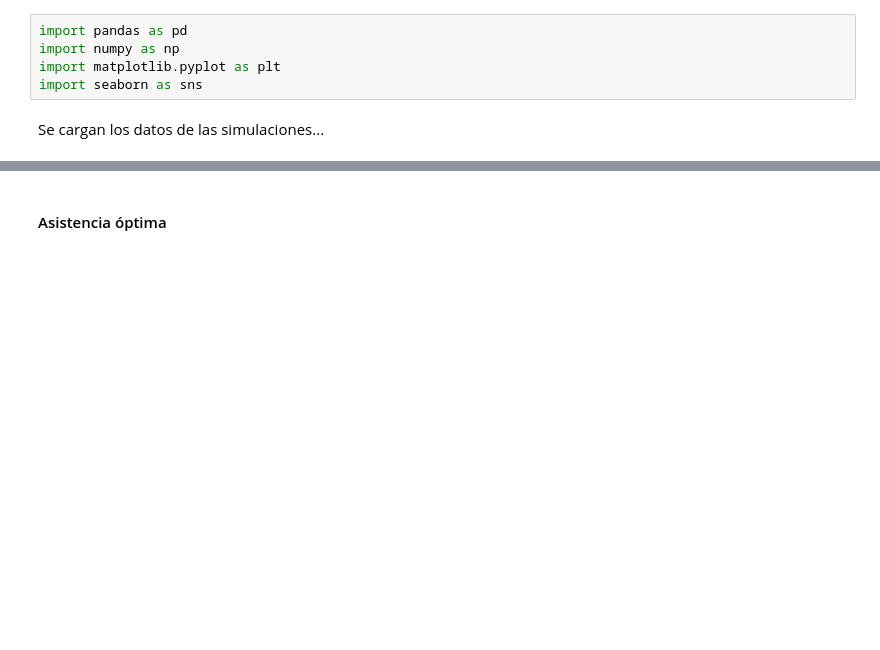
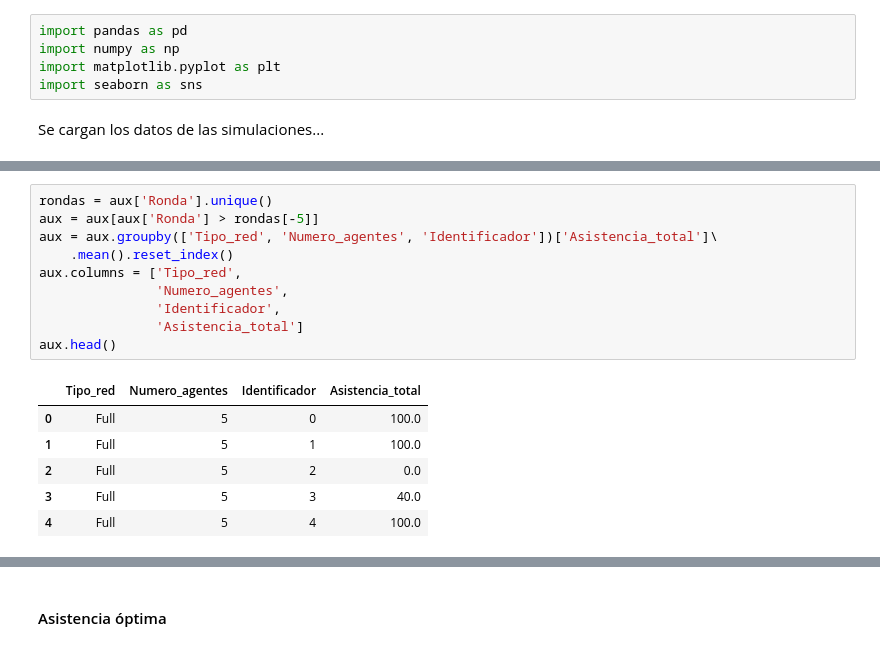
Before and after one commit to Slendercoder/SemilleroMSFS, a Jupyter notebook: Codigos/Resultados.ipynb, the cells around one changed output, grey strips where cells are left out. Saved outputs shown, nothing was run; the diff lists cells and outputs as text; blank space fills up the shorter version.

```diff
--- a/Codigos/Resultados.ipynb
+++ b/Codigos/Resultados.ipynb
@@ -25,0 +43,17 @@ Name: Tipo_red, dtype: int64
+# %%
+rondas = aux['Ronda'].unique()
+aux = aux[aux['Ronda'] > rondas[-5]]
+aux = aux.groupby(['Tipo_red', 'Numero_agentes', 'Identificador'])['Asistencia_total']\
+    .mean().reset_index()
+aux.columns = ['Tipo_red',
+               'Numero_agentes',
+               'Identificador',
+               'Asistencia_total']
+aux.head()
+# %% [output]
+|  | Tipo_red | Numero_agentes | Identificador | Asistencia_total |
+| 0 | Full | 5 | 0 | 100.0 |
+| 1 | Full | 5 | 1 | 100.0 |
+| 2 | Full | 5 | 2 | 0.0 |
+| 3 | Full | 5 | 3 | 40.0 |
+| 4 | Full | 5 | 4 | 100.0 |
```
Also changed, not shown: parts of 8 cells of this notebook.
